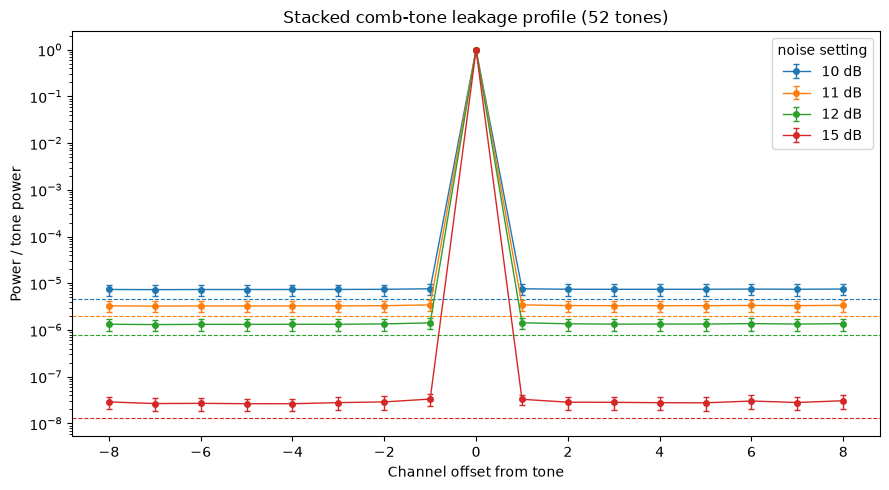
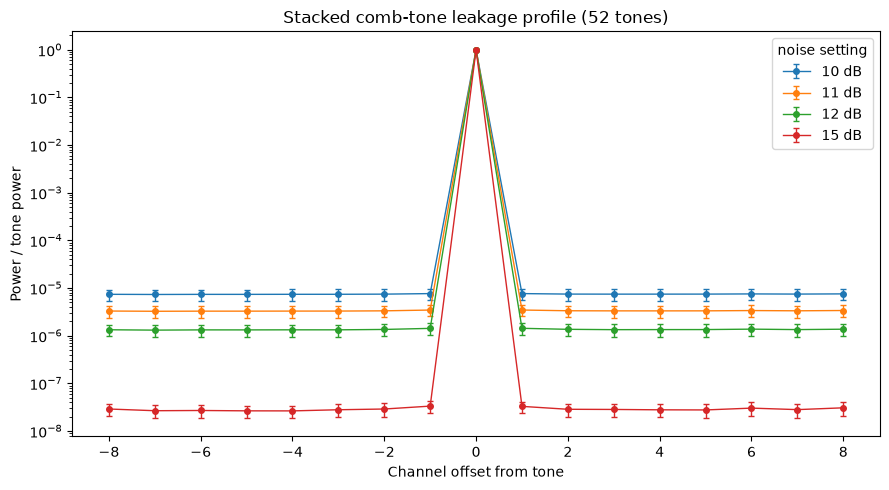
The change to this notebook cell's code, shown as a diff; its figure went from the first image to the second:
--- before
+++ after
@@ -1,13 +1,8 @@
 fig, ax = plt.subplots(figsize=(9, 5))
-prof = {}
 for db in SETTINGS:
-    s = specs[db]
-    offsets, mean, err = lib.stacked_profile(s, tones, half_width=8)
-    prof[db] = (offsets, mean, err)
-    floor_norm = lib.noise_floor(s, tones) / lib.tone_amplitude(s, tones)
-    line = ax.errorbar(offsets, mean, yerr=err, marker="o", ms=4,
-                       capsize=2, lw=1, label=f"{db} dB")
-    ax.axhline(floor_norm, ls="--", lw=0.8,
-               color=line[0].get_color())
+    offsets, mean, err = lib.stacked_profile(specs[db], tones,
+                                             half_width=8)
+    ax.errorbar(offsets, mean, yerr=err, marker="o", ms=4,
+                capsize=2, lw=1, label=f"{db} dB")
 ax.set_yscale("log")
 ax.set_xlabel("Channel offset from tone")
@@ -18,15 +13,10 @@
 plt.show()
 
-print(f"{'attn':>5} {'<n1>/tone':>12} {'floor/tone':>12} "
+# +/-1 vs in-gap far wing (offsets 2-8), same estimator:
+print(f"{'attn':>5} {'mean(+/-1)':>12} {'far(2-8)':>12} "
       f"{'excess':>12} {'sigma':>7}")
 for db in SETTINGS:
-    offsets, mean, err = prof[db]
-    s = specs[db]
-    floor_norm = lib.noise_floor(s, tones) / lib.tone_amplitude(s, tones)
-    c = int(np.where(offsets == 0)[0][0])
-    n1 = 0.5 * (mean[c - 1] + mean[c + 1])
-    n1_err = 0.5 * np.hypot(err[c - 1], err[c + 1])
-    excess = n1 - floor_norm
-    sigma = excess / n1_err if n1_err > 0 else np.inf
-    print(f"{db+' dB':>5} {n1:>12.3e} {floor_norm:>12.3e} "
-          f"{excess:>12.3e} {sigma:>7.1f}")
+    near, far, diff, sem = lib.adjacent_excess(specs[db], tones)
+    sigma = diff / sem if sem > 0 else float("nan")
+    print(f"{db+' dB':>5} {near:>12.3e} {far:>12.3e} "
+          f"{diff:>12.3e} {sigma:>7.1f}")

Commit: fix: report adjacent-channel spillover as upper limit (no detection)